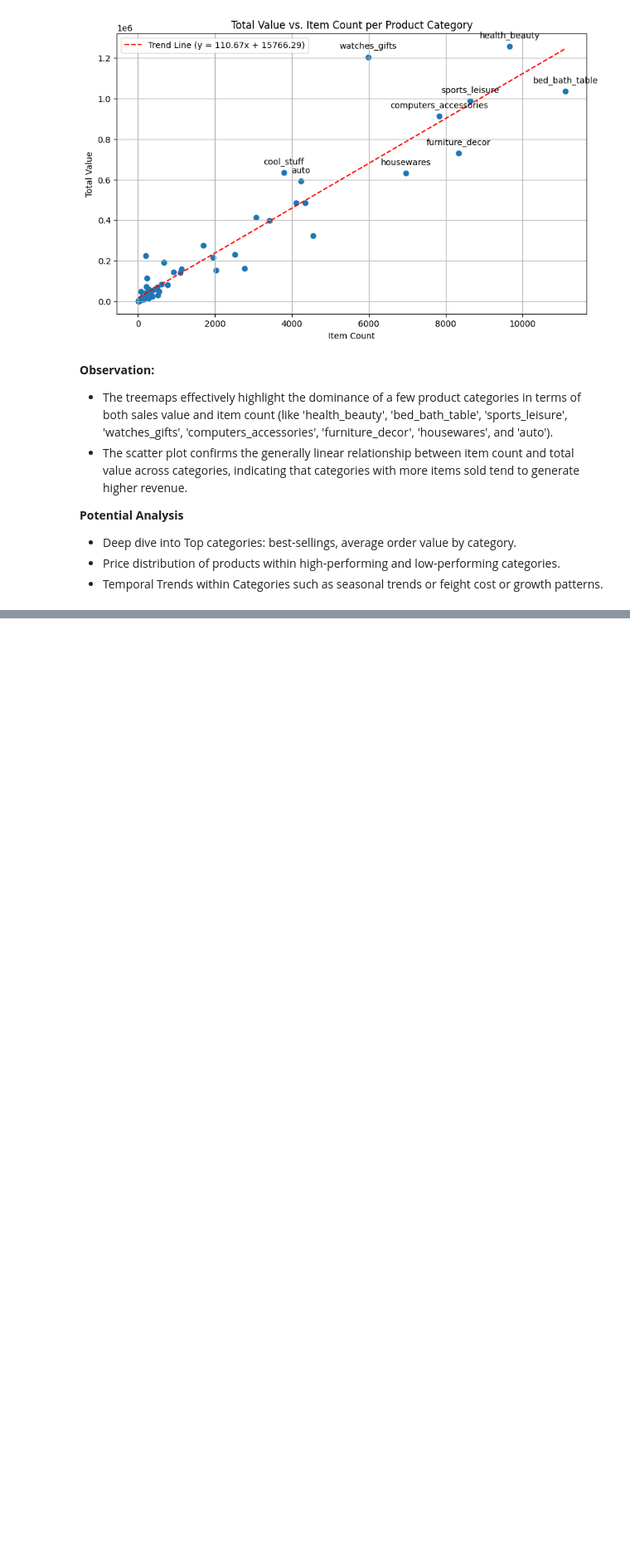
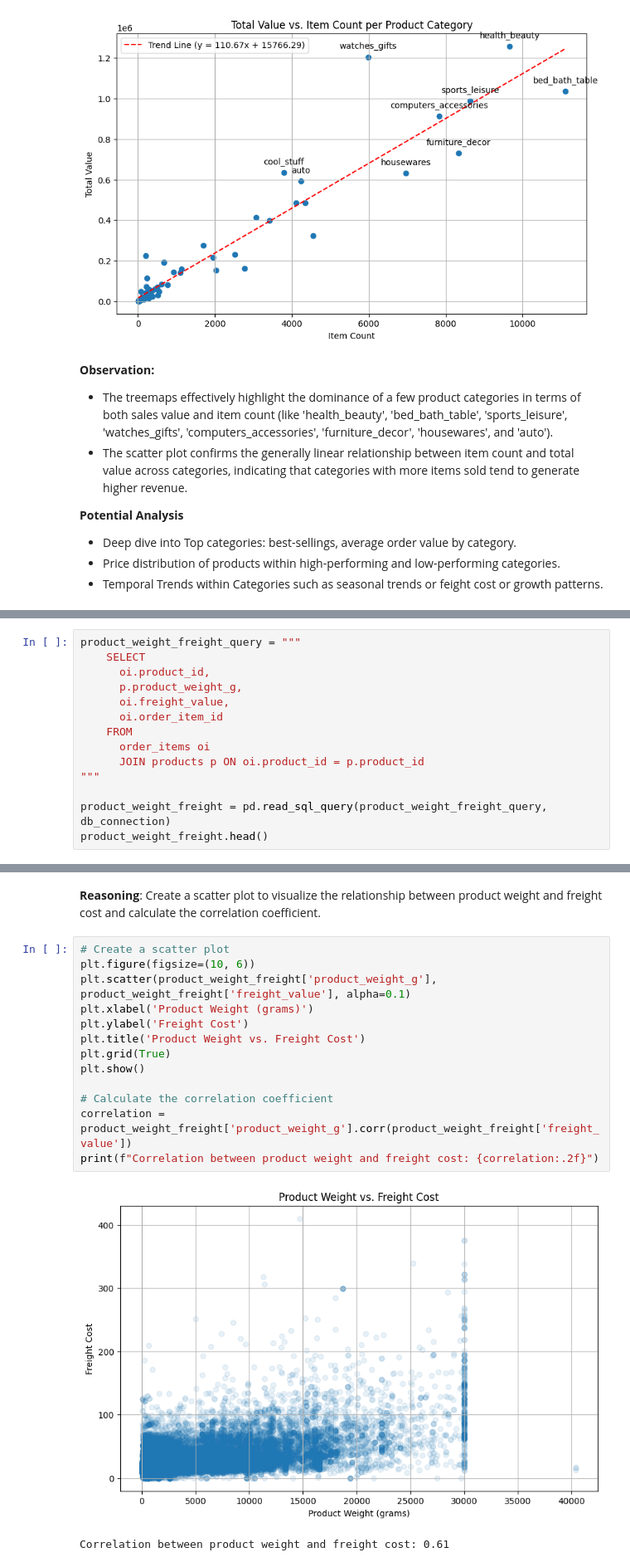
Before and after one commit to andy-nguyen-21/BrazilianE-Commerce, a Jupyter notebook: E_commerce_data_analyst.ipynb, the cells around one changed output, grey strips where cells are left out. Shown at 83% size. Drawn from its saved outputs; the diff is of its cells as text; blank space fills up the shorter version.

```diff
--- a/E_commerce_data_analyst.ipynb
+++ b/E_commerce_data_analyst.ipynb
@@ -652,0 +740,14 @@ plt.show()
+# %%
+product_weight_freight_query = """
+    SELECT
+      oi.product_id,
+      p.product_weight_g,
+      oi.freight_value,
+      oi.order_item_id
+    FROM
+      order_items oi
+      JOIN products p ON oi.product_id = p.product_id
+"""
+
+product_weight_freight = pd.read_sql_query(product_weight_freight_query, db_connection)
+product_weight_freight.head()
@@ -652,0 +766,19 @@ plt.show()
+# %% [markdown]
+**Reasoning**:
+Create a scatter plot to visualize the relationship between product weight and freight cost and calculate the correlation coefficient.
+# %%
+# Create a scatter plot
+plt.figure(figsize=(10, 6))
+plt.scatter(product_weight_freight['product_weight_g'], product_weight_freight['freight_value'], alpha=0.1)
+plt.xlabel('Product Weight (grams)')
+plt.ylabel('Freight Cost')
+plt.title('Product Weight vs. Freight Cost')
+plt.grid(True)
+plt.show()
+
+# Calculate the correlation coefficient
+correlation = product_weight_freight['product_weight_g'].corr(product_weight_freight['freight_value'])
+print(f"Correlation between product weight and freight cost: {correlation:.2f}")
+# %% [output]
+[figure, added]
+Correlation between product weight and freight cost: 0.61
```
Also changed, not shown: parts of 30 cells of this notebook.
